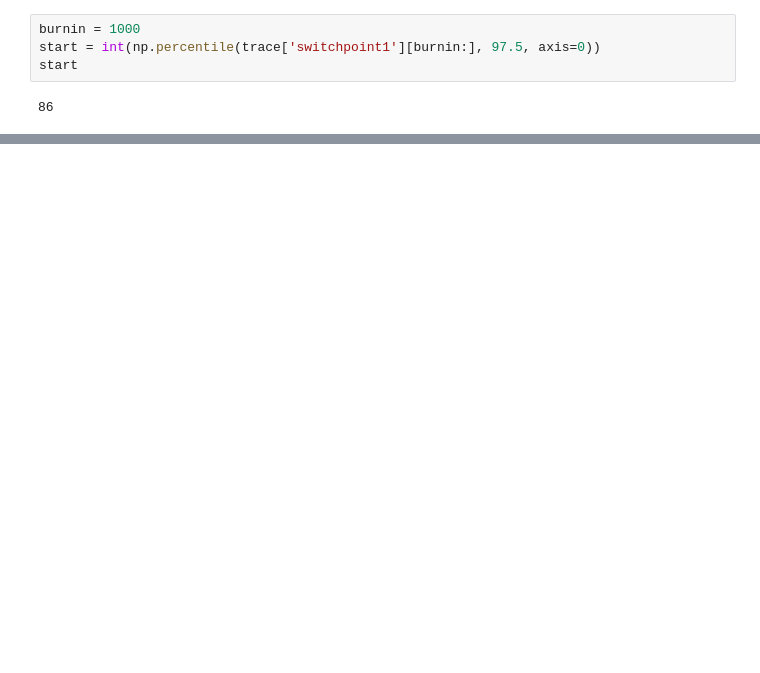
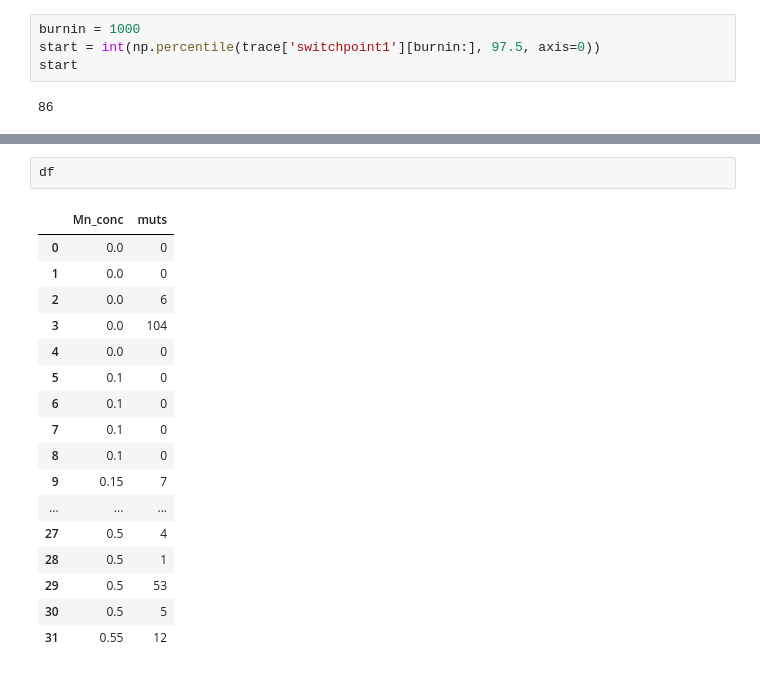
Before and after one commit to ericmjl/protein-systematic-characterization, a Jupyter notebook: experiments/temp-20160927-hackytaq/hacky-taq.ipynb, the cells around one changed output, grey strips where cells are left out. Cells and saved outputs as stored; diff of their text form; blank space fills up the shorter version.

```diff
--- a/experiments/temp-20160927-hackytaq/hacky-taq.ipynb
+++ b/experiments/temp-20160927-hackytaq/hacky-taq.ipynb
@@ -314,0 +332,20 @@ pm.forestplot(trace_mut, varnames=['num_mutations'], ylabels=sorted(set([str(i)
+# %%
+df
+# %% [output]
+|  | Mn_conc | muts |
+| 0 | 0.0 | 0 |
+| 1 | 0.0 | 0 |
+| 2 | 0.0 | 6 |
+| 3 | 0.0 | 104 |
+| 4 | 0.0 | 0 |
+| 5 | 0.1 | 0 |
+| 6 | 0.1 | 0 |
+| 7 | 0.1 | 0 |
+| 8 | 0.1 | 0 |
+| 9 | 0.15 | 7 |
+| ... | ... | ... |
+| 27 | 0.5 | 4 |
+| 28 | 0.5 | 1 |
+| 29 | 0.5 | 53 |
+| 30 | 0.5 | 5 |
+| 31 | 0.55 | 12 |
```
Also changed, not shown: parts of 18 cells of this notebook, 26 other files.
